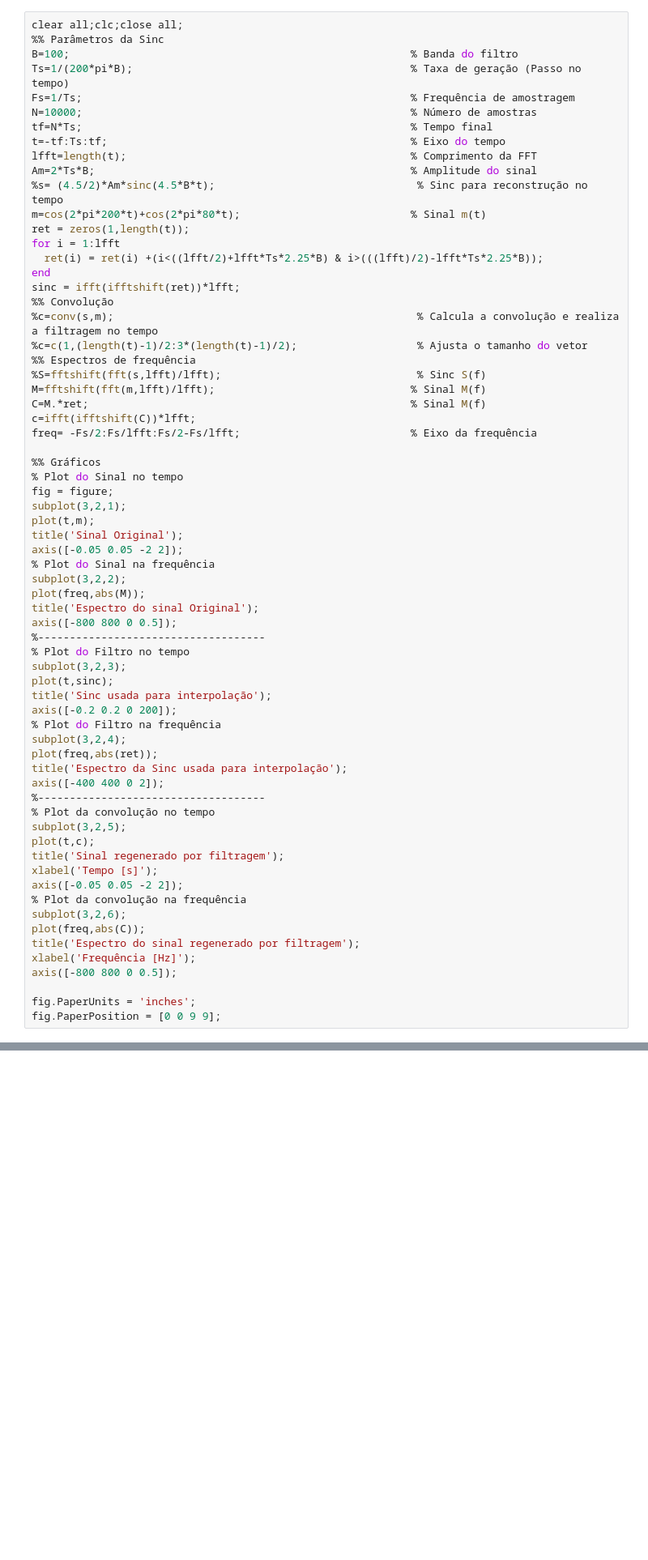
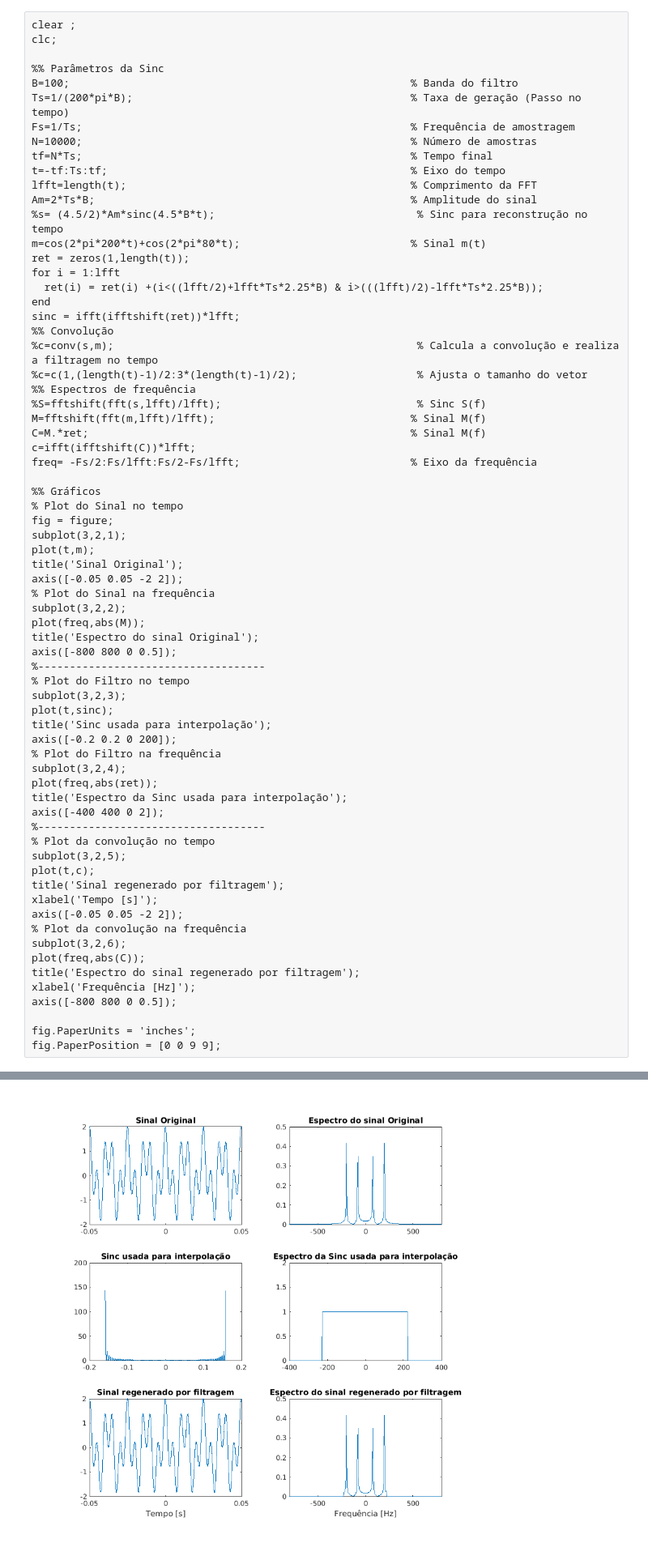
Before and after one commit to jpmarques-13/JoaoPaulo_dco2004, a Jupyter notebook: Pratica6/Entrega_h06.ipynb, the cells around one changed output, grey strips where cells are left out. Shown: that part at 81% size. Saved outputs shown, nothing was run; the diff lists cells and outputs as text; blank space fills up the shorter version.

```diff
--- a/Pratica6/Entrega_h06.ipynb
+++ b/Pratica6/Entrega_h06.ipynb
@@ -80,7 +80,9 @@ FREQUENCIA
 
 MATLAB
 # %%
-clear all;clc;close all;
+clear ;
+clc;
+
 %% Parâmetros da Sinc
 B=100;                                                      % Banda do filtro
 Ts=1/(200*pi*B);                                            % Taxa de geração (Passo no tempo)
@@ -146,3 +148,4 @@ axis([-800 800 0 0.5]);
 
 fig.PaperUnits = 'inches';
 fig.PaperPosition = [0 0 9 9];
+# %% [output]
@@ -149,3 +154,4 @@ fig.PaperPosition = [0 0 9 9];
+[figure, added]
 # %% [markdown]
 Ajustando Sinc para que, na frequência, não filtre parte do sinal mensagem.Uti
 
```
Also changed, not shown: parts of 1 cell of this notebook, 1 other file.
